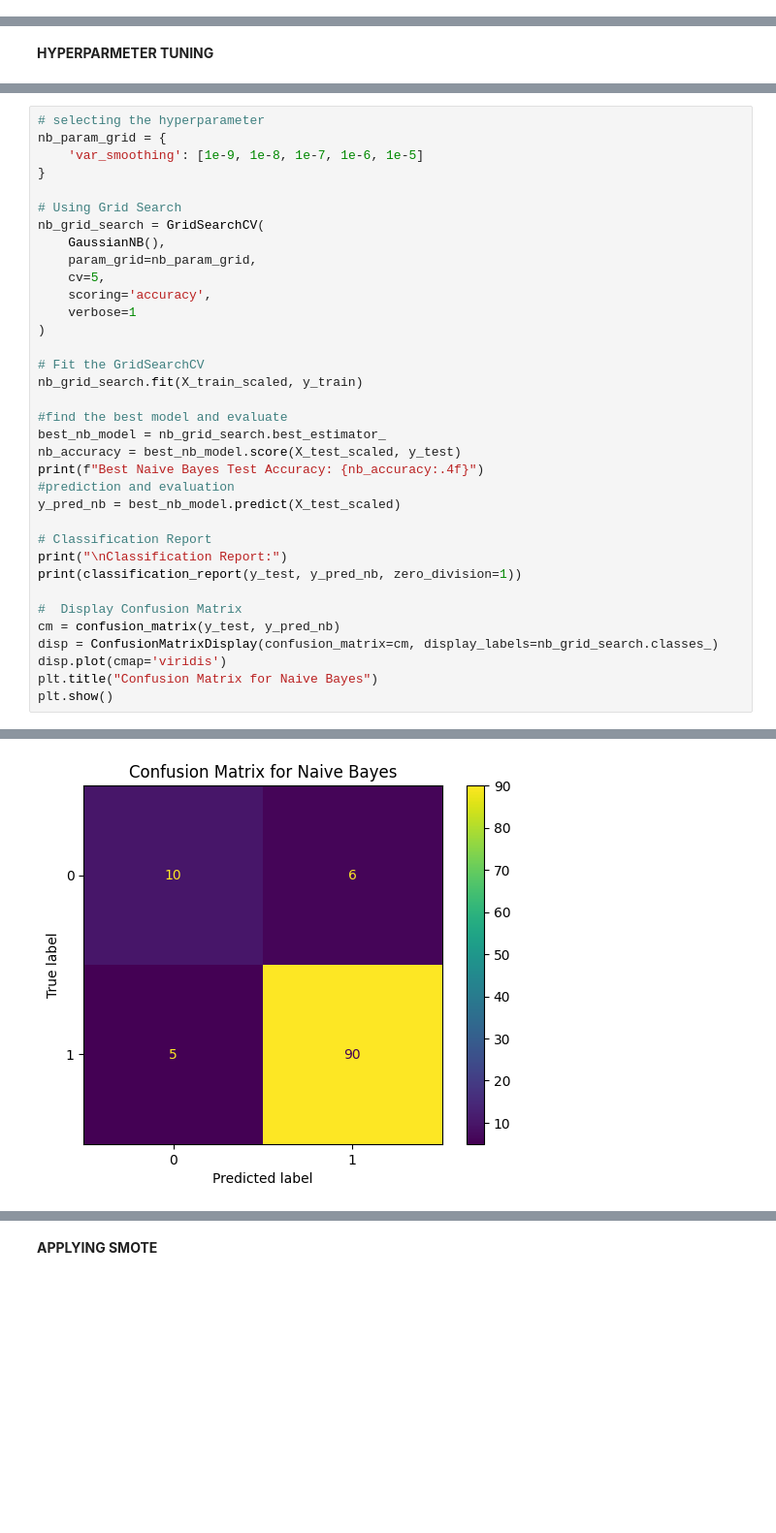
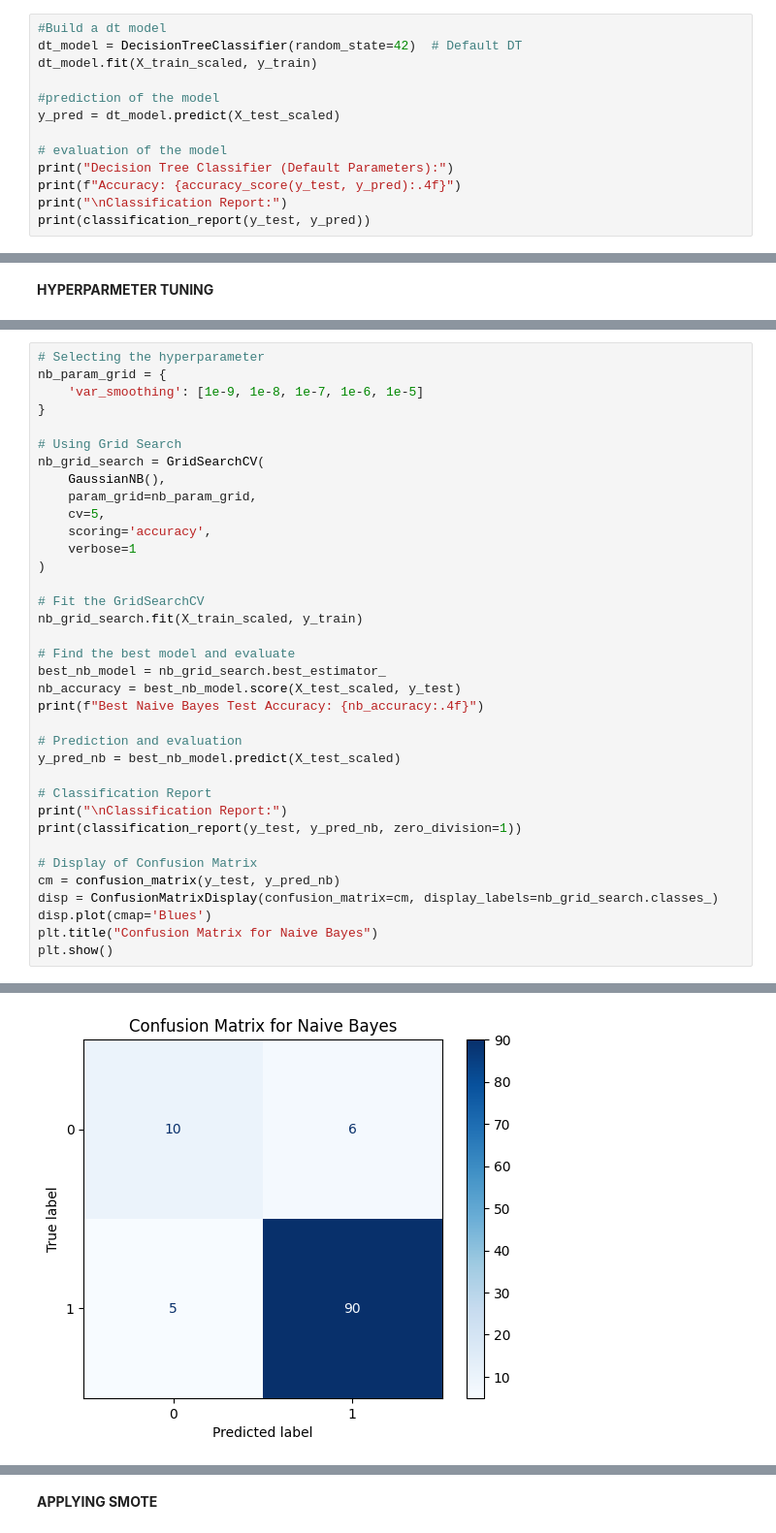
Before and after one commit to MerlinePricillaPeter/LUNG-CANCER-PREDICTION, a Jupyter notebook: LUNG_CANCER_PREDICTION.ipynb, the cells around one changed output, grey strips where cells are left out. Shown at 97% size. Saved outputs shown, nothing was run; the diff lists cells and outputs as text; blank space fills up the shorter version.

```diff
--- a/LUNG_CANCER_PREDICTION.ipynb
+++ b/LUNG_CANCER_PREDICTION.ipynb
@@ -462,0 +475,13 @@ weighted avg       0.84      0.86      0.85       111
+# %%
+#Build a dt model
+dt_model = DecisionTreeClassifier(random_state=42)  # Default DT
+dt_model.fit(X_train_scaled, y_train)
+
+#prediction of the model
+y_pred = dt_model.predict(X_test_scaled)
+
+# evaluation of the model
+print("Decision Tree Classifier (Default Parameters):")
+print(f"Accuracy: {accuracy_score(y_test, y_pred):.4f}")
+print("\nClassification Report:")
+print(classification_report(y_test, y_pred))
@@ -467,5 +505,5 @@ weighted avg       0.84      0.86      0.85       111
 # %%
-# selecting the hyperparameter
+# Selecting the hyperparameter
 nb_param_grid = {
     'var_smoothing': [1e-9, 1e-8, 1e-7, 1e-6, 1e-5]
 }
@@ -481,36 +519,37 @@ nb_grid_search = GridSearchCV(
 
 # Fit the GridSearchCV
 nb_grid_search.fit(X_train_scaled, y_train)
 
-#find the best model and evaluate
+# Find the best model and evaluate
 best_nb_model = nb_grid_search.best_estimator_
 nb_accuracy = best_nb_model.score(X_test_scaled, y_test)
 print(f"Best Naive Bayes Test Accuracy: {nb_accuracy:.4f}")
-#prediction and evaluation
+
+# Prediction and evaluation
 y_pred_nb = best_nb_model.predict(X_test_scaled)
 
 # Classification Report
 print("\nClassification Report:")
 print(classification_report(y_test, y_pred_nb, zero_division=1))
 
-#  Display Confusion Matrix
+# Display of Confusion Matrix
 cm = confusion_matrix(y_test, y_pred_nb)
 disp = ConfusionMatrixDisplay(confusion_matrix=cm, display_labels=nb_grid_search.classes_)
-disp.plot(cmap='viridis')
+disp.plot(cmap='Blues')
 plt.title("Confusion Matrix for Naive Bayes")
 plt.show()
 # %% [output]
 Fitting 5 folds for each of 5 candidates, totalling 25 fits
 Best Naive Bayes Test Accuracy: 0.9009
 
 Classification Report:
               precision    recall  f1-score   support
 
            0       0.67      0.62      0.65        16
            1       0.94      0.95      0.94        95
 
     accuracy                           0.90       111
    macro avg       0.80      0.79      0.79       111
 weighted avg       0.90      0.90      0.90       111
-[figure, old version]
+[figure, new version]
 # %% [markdown]
```
Also changed, not shown: parts of 27 cells of this notebook.
